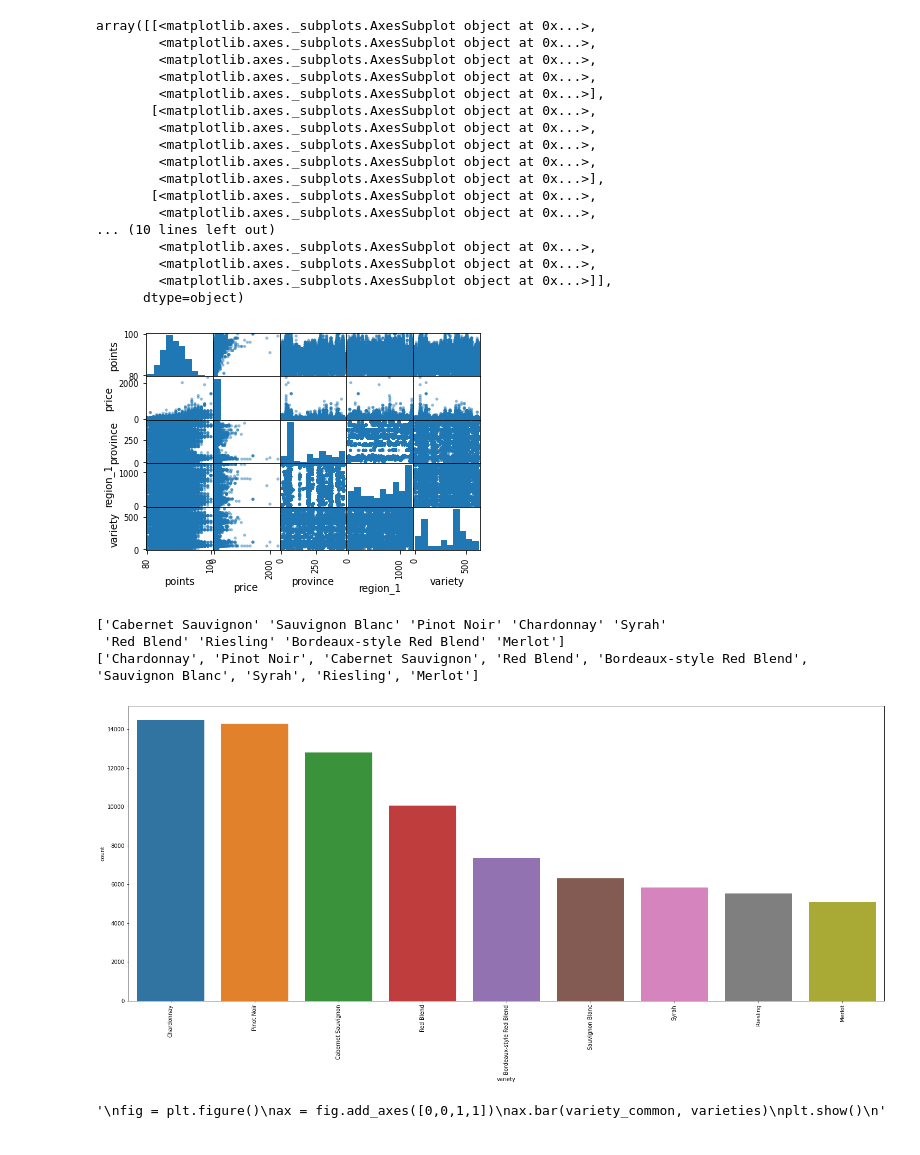
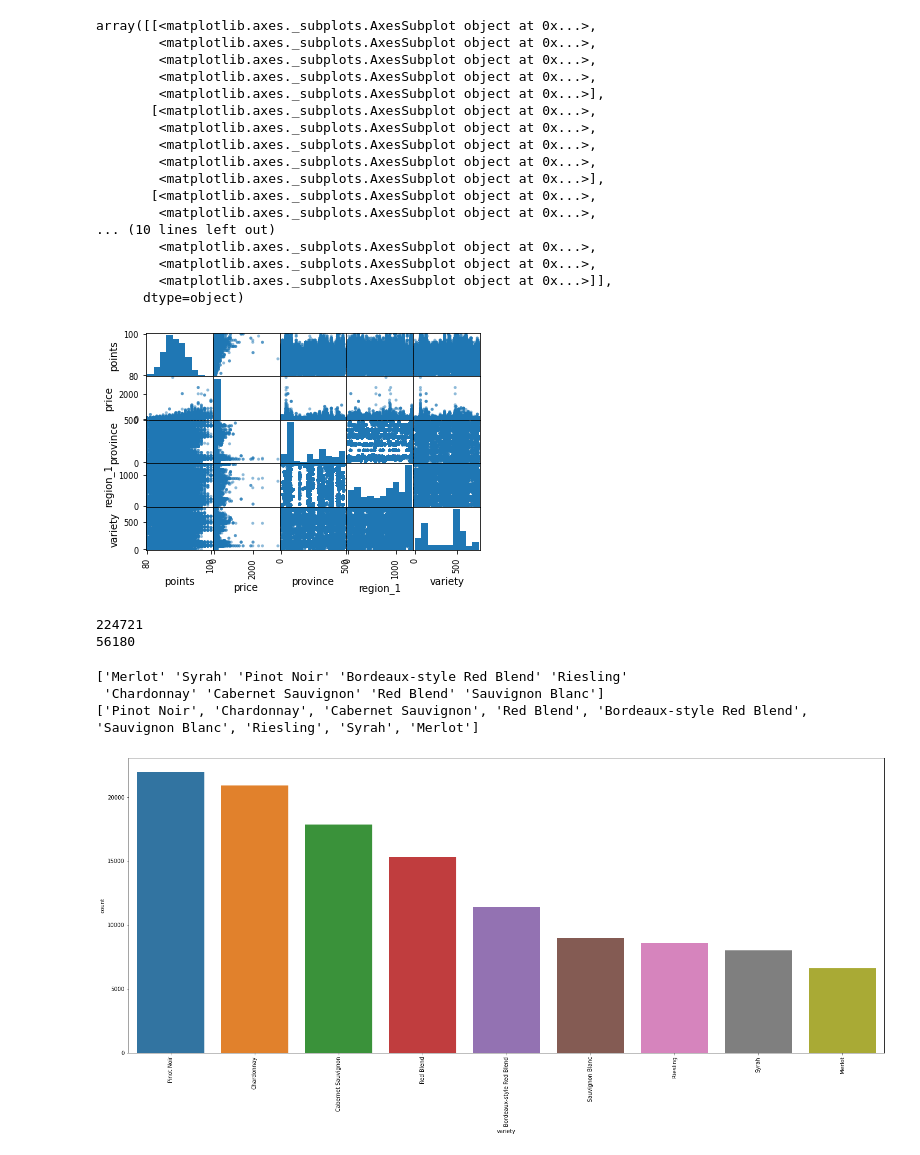
Before and after one commit to agelas/WineReviews, a Jupyter notebook: WineReviews.ipynb, the cells around one changed output. Saved outputs shown, nothing was run; the diff lists cells and outputs as text; code cells hidden in the pictures.

```diff
--- a/WineReviews.ipynb
+++ b/WineReviews.ipynb
@@ -1,7 +1,5 @@
 # %%
 import pandas as pd
 
-PATH = "winemag-data_first150k.csv"
-
-def load_wine_data(wine_path=PATH):
+def load_wine_data(wine_path):
     return pd.read_csv(wine_path)
@@ -36,0 +6,8 @@ memory usage: 12.7+ MB
+# %%
+wineReviews1 = load_wine_data("winemag-data_first150k.csv")
+wineReviews2 = load_wine_data( "winemag-data-130k-v2.csv")
+
+wineReviews2.drop(['taster_twitter_handle', 'title', 'taster_name'],axis = 1,inplace=True)
+
+wineReviews_all = pd.concat([wineReviews1, wineReviews2], axis = 0)
+wineReviews_all.info()
@@ -56,9 +52,12 @@ points        1.000000
 Name: points, dtype: float64
 # %%
 fill = "nowhere"
-wineReviews["province"].fillna(fill, inplace=True)
-wineReviews["region_1"].fillna(fill, inplace=True)
+wineReviews_all["province"].fillna(fill, inplace=True)
+wineReviews_all["region_1"].fillna(fill, inplace=True)
 
-wineReviews.info()
+fill = "mystery"
+wineReviews_all["variety"].fillna(fill, inplace=True)
+
+wineReviews_all.info()
 # %% [output]
 <class 'pandas.core.frame.DataFrame'>
@@ -86,15 +85,15 @@ from sklearn.preprocessing import OrdinalEncoder
 #Might try a one-hot encoder later.
 cat_encoder = OrdinalEncoder()
 
-wine_province = wineReviews[["province"]]
-wine_region1 = wineReviews[["region_1"]]
-wine_variety = wineReviews[["variety"]]
+wine_province = wineReviews_all[["province"]]
+wine_region1 = wineReviews_all[["region_1"]]
+wine_variety = wineReviews_all[["variety"]]
 
 
 wine_province_ord = cat_encoder.fit_transform(wine_province)
 wine_region1_ord = cat_encoder.fit_transform(wine_region1)
 wine_variety_ord = cat_encoder.fit_transform(wine_variety)
 
-wineReviews["province"] = wine_province_ord
-wineReviews["region_1"] = wine_region1_ord
-wineReviews["variety"] = wine_variety_ord
+wineReviews_all["province"] = wine_province_ord
+wineReviews_all["region_1"] = wine_region1_ord
+wineReviews_all["variety"] = wine_variety_ord
@@ -120,36 +100,60 @@ memory usage: 12.7+ MB
 # %%
 from pandas.plotting import scatter_matrix
 
 #See if there's any notiecable correlations using a scatter matrix
 attributes = ["points", "price", "province", "region_1", "variety"]
-scatter_matrix(wineReviews[attributes])
+scatter_matrix(wineReviews_all[attributes])
 # %% [output]
 array([[<matplotlib.axes._subplots.AxesSubplot object at 0x...>,
         <matplotlib.axes._subplots.AxesSubplot object at 0x...>,
         <matplotlib.axes._subplots.AxesSubplot object at 0x...>,
         <matplotlib.axes._subplots.AxesSubplot object at 0x...>,
         <matplotlib.axes._subplots.AxesSubplot object at 0x...>],
        [<matplotlib.axes._subplots.AxesSubplot object at 0x...>,
         <matplotlib.axes._subplots.AxesSubplot object at 0x...>,
         <matplotlib.axes._subplots.AxesSubplot object at 0x...>,
         <matplotlib.axes._subplots.AxesSubplot object at 0x...>,
         <matplotlib.axes._subplots.AxesSubplot object at 0x...>],
        [<matplotlib.axes._subplots.AxesSubplot object at 0x...>,
         <matplotlib.axes._subplots.AxesSubplot object at 0x...>,
 ... (10 lines left out)
         <matplotlib.axes._subplots.AxesSubplot object at 0x...>,
         <matplotlib.axes._subplots.AxesSubplot object at 0x...>,
         <matplotlib.axes._subplots.AxesSubplot object at 0x...>]],
       dtype=object)
-[figure, old version]
+[figure, new version]
+# %%
+import numpy as np
+
+#Reset back to normal
+wineReviews1 = load_wine_data("winemag-data_first150k.csv")
+wineReviews2 = load_wine_data( "winemag-data-130k-v2.csv")
+
+wineReviews2.drop(['taster_twitter_handle', 'title', 'taster_name'],axis = 1,inplace=True)
+
+wineReviews = pd.concat([wineReviews1, wineReviews2], axis = 0)
+
+#Split into training set and test set
+def split_train_test(data, test_ratio):
+    np.random.seed(42) #To produce the same shuffled indices each time
+    shuffled_indices = np.random.permutation(len(data))
+    test_set_size = int(len(data) * test_ratio)
+    test_indices = shuffled_indices[:test_set_size]
+    train_indices = shuffled_indices[test_set_size:]
+    return data.iloc[train_indices], data.iloc[test_indices]
+
+train_set, test_set = split_train_test(wineReviews, 0.2)
+print(len(train_set))
+print(len(test_set))
+# %% [output]
+224721
+56180
 # %%
 import matplotlib.pyplot as plt
 import seaborn as sns
 
-wineReviews = load_wine_data() #reset it back to normal
-
 #get the wine varieties with more than 4000 reviews
-variety_common = wineReviews.groupby("variety").filter(lambda x: len(x) > 4000)
+variety_common = train_set.groupby("variety").filter(lambda x: len(x) > 6000)
 varieties = variety_common["variety"].value_counts().index.tolist()
 
 print(variety_common['variety'].unique())
@@ -160,11 +164,10 @@ sns.countplot(x = variety_common['variety'], order = varieties, ax = ax)
 plt.xticks(rotation = 90)
 plt.show()
 # %% [output]
-['Cabernet Sauvignon' 'Sauvignon Blanc' 'Pinot Noir' 'Chardonnay' 'Syrah'
- 'Red Blend' 'Riesling' 'Bordeaux-style Red Blend' 'Merlot']
-['Chardonnay', 'Pinot Noir', 'Cabernet Sauvignon', 'Red Blend', 'Bordeaux-style Red Blend', 'Sauvignon Blanc', 'Syrah', 'Riesling', 'Merlot']
+['Merlot' 'Syrah' 'Pinot Noir' 'Bordeaux-style Red Blend' 'Riesling'
+ 'Chardonnay' 'Cabernet Sauvignon' 'Red Blend' 'Sauvignon Blanc']
+['Pinot Noir', 'Chardonnay', 'Cabernet Sauvignon', 'Red Blend', 'Bordeaux-style Red Blend', 'Sauvignon Blanc', 'Riesling', 'Syrah', 'Merlot']
-[figure, old version]
+[figure, new version]
-'\nfig = plt.figure()\nax = fig.add_axes([0,0,1,1])\nax.bar(variety_common, varieties)\nplt.show()\n'
 # %%
 from sklearn.feature_extraction import text
 from sklearn.feature_extraction.text import TfidfVectorizer
```
Also changed, not shown: parts of 22 cells of this notebook.
